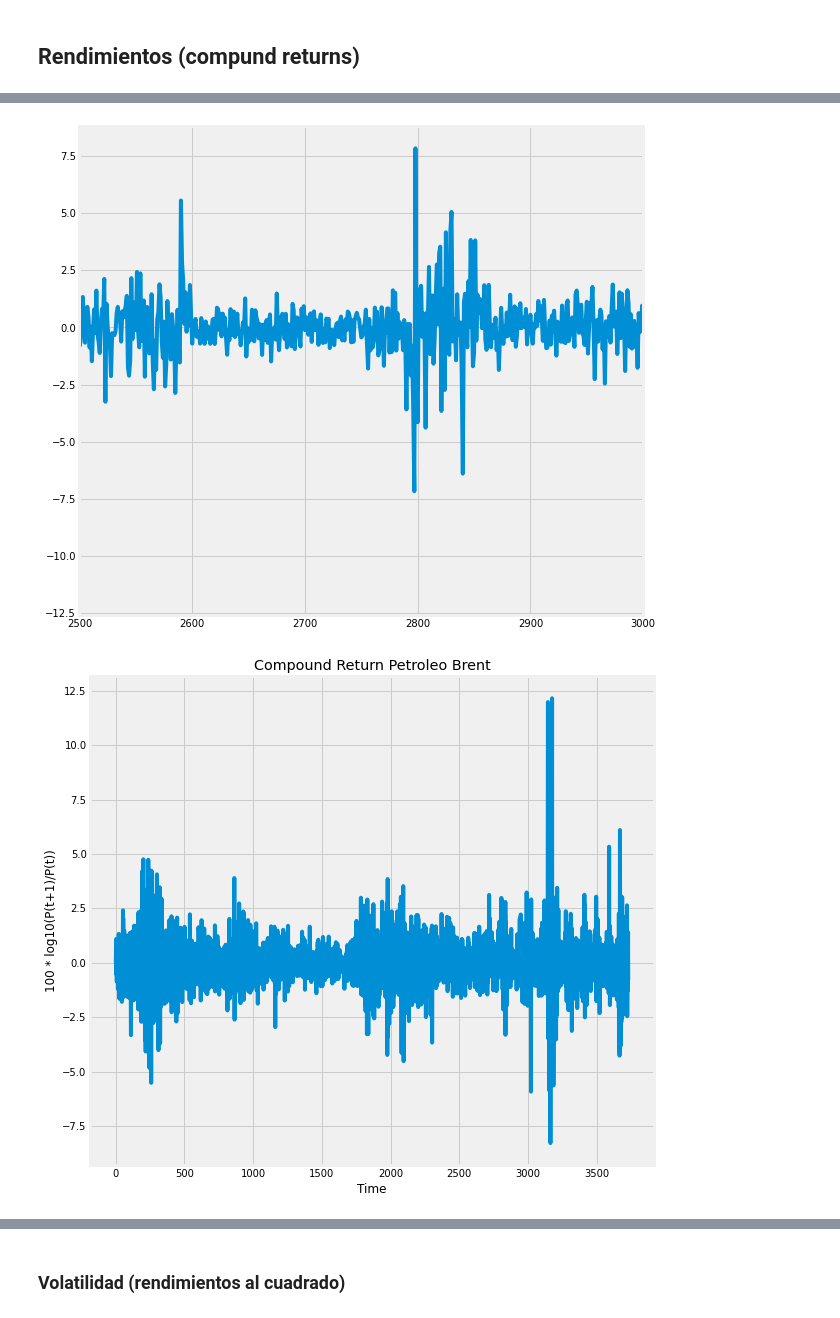
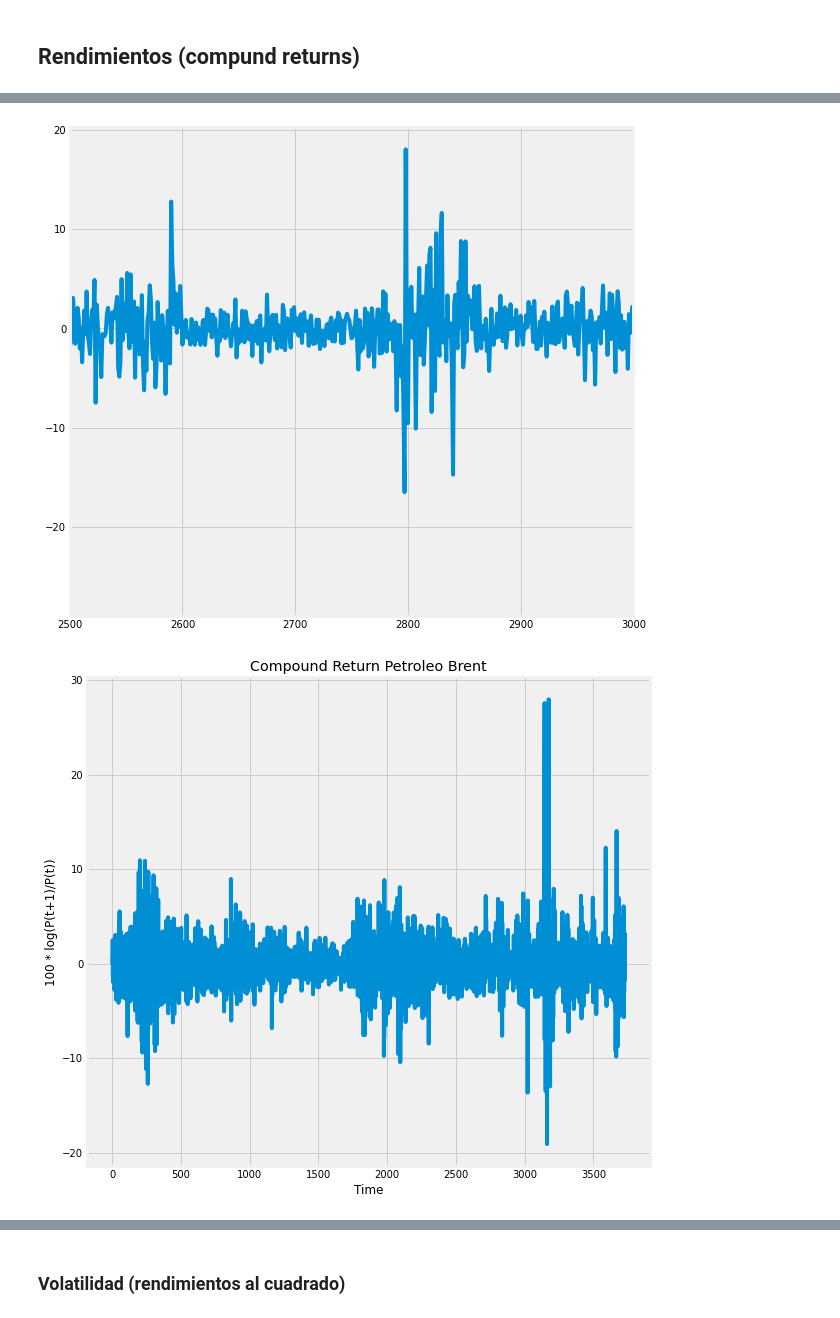
Before and after one commit to Cesuuur/energy-market-analysis, a Jupyter notebook: EstadisticaDescriptiva.ipynb, the cells around one changed output, grey strips where cells are left out. Saved outputs shown, nothing was run; the diff lists cells and outputs as text; code cells hidden in the pictures.

```diff
--- a/EstadisticaDescriptiva.ipynb
+++ b/EstadisticaDescriptiva.ipynb
@@ -118,7 +117,7 @@ plotUtils.plotFunctionWithDates(last_price_day_gas, gas["Fecha"], "2008 - 2022",
 def compoundReturn(dataFrame):
     array = np.empty(dataFrame.size)
     for i in dataFrame.index:
-        array[i] = 100 * np.log10(dataFrame[i+1] / dataFrame[i])
+        array[i] = 100 * np.log(dataFrame[i+1] / dataFrame[i])
         if (i + 1 == dataFrame.size - 1):
             break
     return array
@@ -131,13 +130,13 @@ plotUtils.plotFunction(gas_return,"Compound Return Gas", "Time", "100 * log10(P(
 # %%
 plotUtils.plotFunctionZoom(gas_return, 2500, 3000)
 # %% [output]
-[figure, old version]
+[figure, new version]
 # %%
 petroleo_brent_return = compoundReturn(last_price_day_petroleo_brent)
 petroleo_brent_return[np.logical_not(np.isnan(petroleo_brent_return))]
-plotUtils.plotFunction(petroleo_brent_return, "Compound Return Petroleo Brent", "Time", "100 * log10(P(t+1)/P(t))")
+plotUtils.plotFunction(petroleo_brent_return, "Compound Return Petroleo Brent", "Time", "100 * log(P(t+1)/P(t))")
 # %% [output]
-[figure, old version]
+[figure, new version]
 # %%
 plotUtils.plotFunctionZoom(petroleo_brent_return, 0, 1000)
 # %% [output]
```
Also changed, not shown: parts of 48 cells of this notebook.
